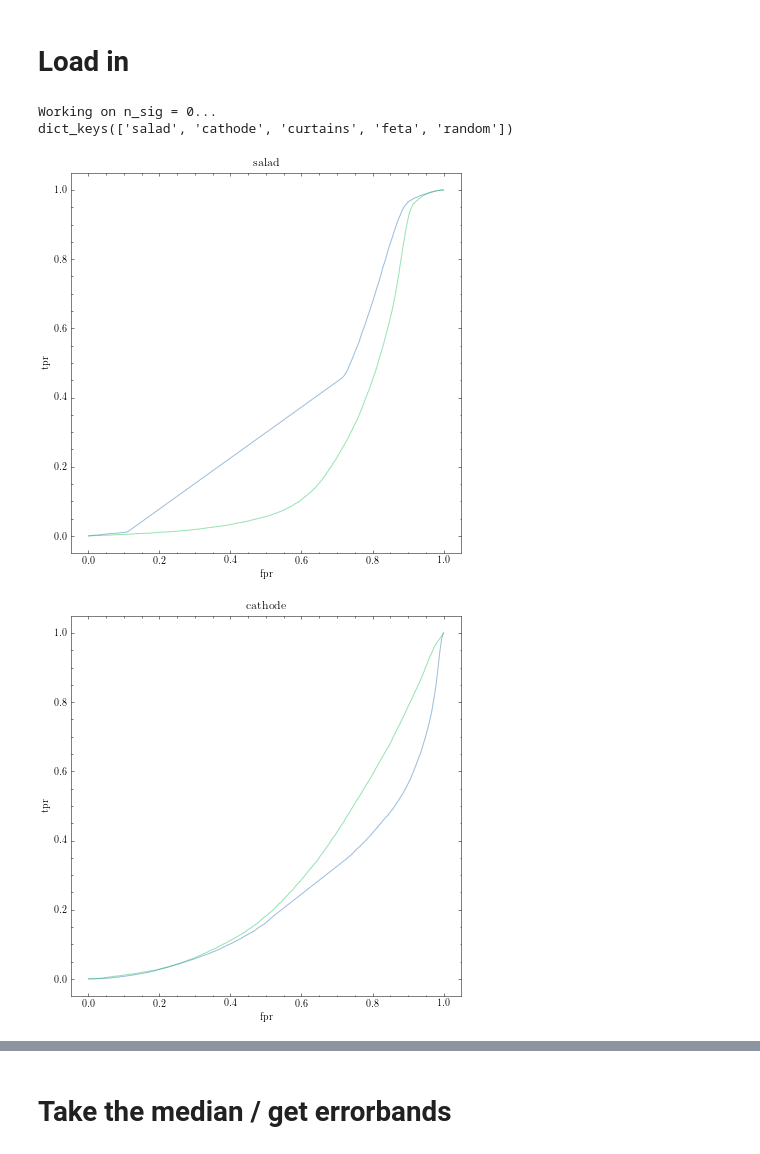
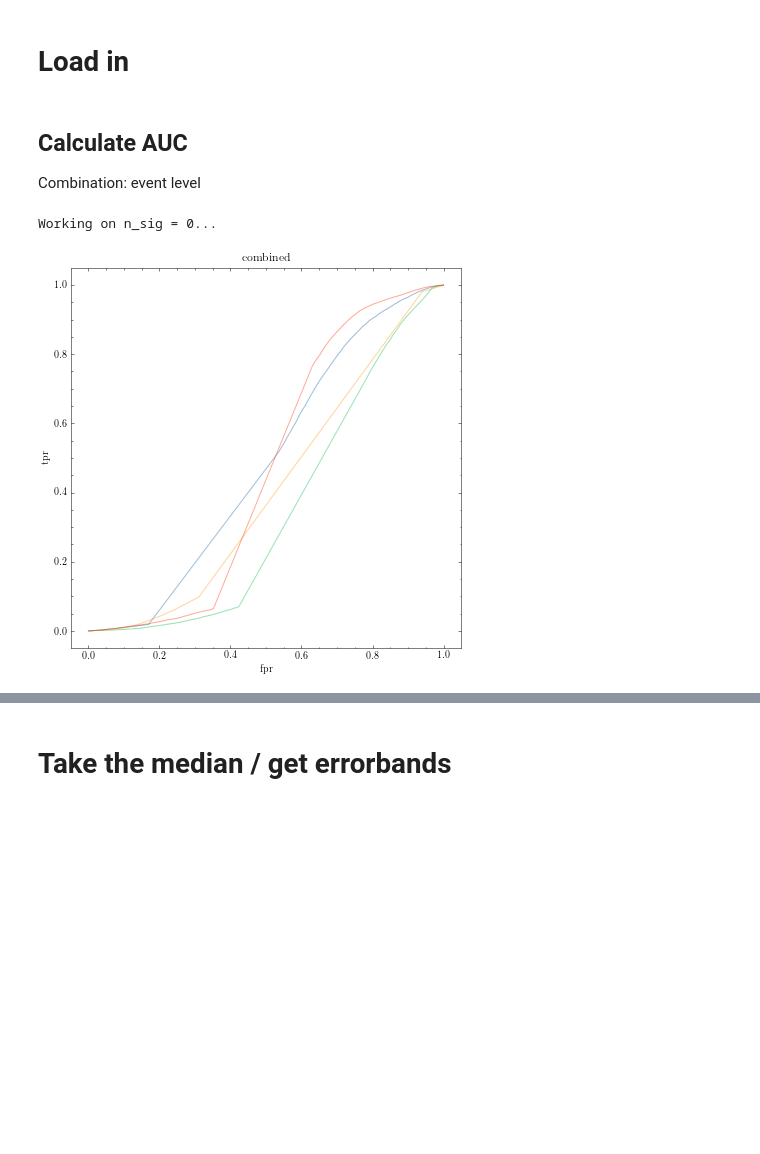
Before and after one commit to rmastand/synthetic_SM_AD, a Jupyter notebook: auc_analysis.ipynb, the cells around one changed output, grey strips where cells are left out. Cells and saved outputs as stored; diff of their text form; code cells hidden in the pictures; blank space fills up the shorter version.

```diff
--- a/auc_analysis.ipynb
+++ b/auc_analysis.ipynb
@@ -15,11 +15,17 @@ from helpers.visualization import *
 dpi = 800
 # %%
 # fixed
-results_dir = "/global/ml4hep/spss/rrmastandrea/synth_SM_AD/NF_results_wide_seed_2/"
+
+
+gen_seed = 1
+results_dir = f"/global/ml4hep/spss/rrmastandrea/synth_SM_AD/NF_results_wide_seed_{gen_seed}/"
+
+keys = [ "salad", "cathode", "curtains", "feta", "random"]
+keys = ["combined"]
 
 n_sig_inj = [0]
 
-n_seed = 2
+n_seed = 4
 num_bkg = 320000
 num_sig = 20000
 
@@ -42,36 +47,38 @@ x_axis = np.linspace(1e-5, 1, 100)
 
 # initialize dictionaries
 auc_dict = {k:{n:[] for n in n_sig_inj} for k in keys}
+# %% [markdown]
+## Calculate AUC
+
+Combination: event level
 # %%
 if rerun:
     for n in n_sig_inj:
 
         print(f"Working on n_sig = {n}...")
 
+
         # load in the scores data for a given signal injection
         all_results_bkg, all_results_sig = load_in_data(n, num_bkg, process,
-                                                    keys, n_seed, 2, results_dir)
-        print(all_results_bkg.keys())
+                                                    keys, n_seed, gen_seed, results_dir)
         for k in keys:
 
             plt.figure()
             plt.title(k)
             plt.xlabel("fpr")
             plt.ylabel("tpr")
 
             for seed in range(n_seed):
 
                 scores = np.concatenate((all_results_bkg[k][seed], all_results_sig[k][seed]))
                 fpr, tpr, _ = roc_curve(y_test, scores)
                 plt.plot(fpr, tpr, alpha = 0.4)
                 loc_auc = auc(fpr, tpr)
                 if loc_auc < 0.5:
                     loc_auc = 1.0 - loc_auc
                 auc_dict[k][n].append(loc_auc)
 
             plt.show()
 # %% [output]
 Working on n_sig = 0...
-dict_keys(['salad', 'cathode', 'curtains', 'feta', 'random'])
-[figure, old version]
+[figure, new version]
-[figure, removed]
```
Also changed, not shown: parts of 8 cells of this notebook, 1 other file.
